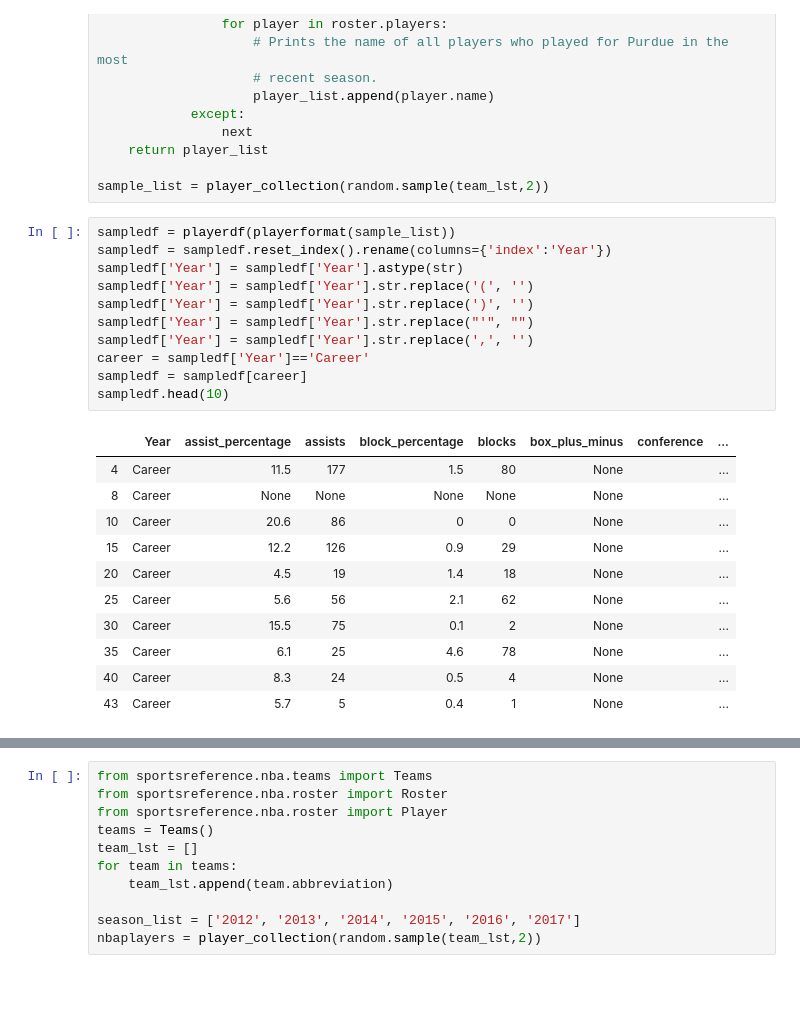
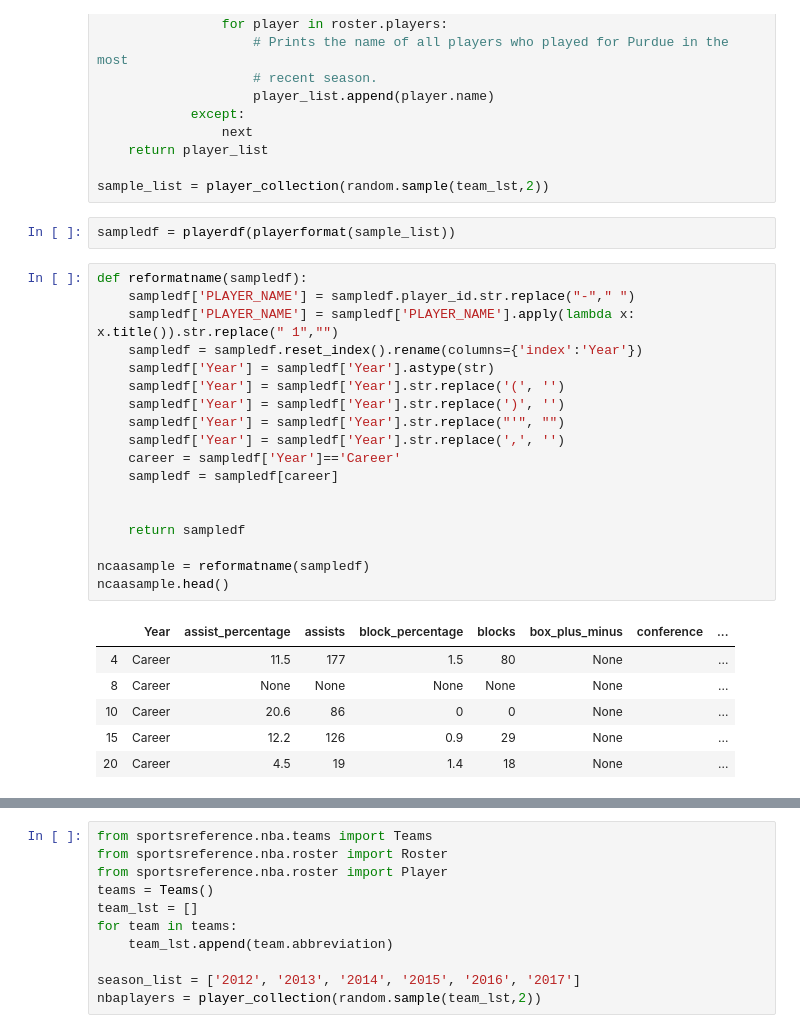
Before and after one commit to aseem645/SIADS591_Project, a Jupyter notebook: NBA_API_Notebook.ipynb, the cells around one changed output, grey strips where cells are left out. Saved outputs shown, nothing was run; the diff lists cells and outputs as text; blank space fills up the shorter version.

```diff
--- a/NBA_API_Notebook.ipynb
+++ b/NBA_API_Notebook.ipynb
@@ -423,26 +423,30 @@ def player_collection(team_lst):
     return player_list
 
 sample_list = player_collection(random.sample(team_lst,2))
+# %%
+sampledf = playerdf(playerformat(sample_list))
 # %%
-sampledf = playerdf(playerformat(sample_list))
-sampledf = sampledf.reset_index().rename(columns={'index':'Year'})
-sampledf['Year'] = sampledf['Year'].astype(str)
-sampledf['Year'] = sampledf['Year'].str.replace('(', '')
-sampledf['Year'] = sampledf['Year'].str.replace(')', '')
-sampledf['Year'] = sampledf['Year'].str.replace("'", "")
-sampledf['Year'] = sampledf['Year'].str.replace(',', '')
-career = sampledf['Year']=='Career'
-sampledf = sampledf[career]
-sampledf.head(10)
+def reformatname(sampledf):
+    sampledf['PLAYER_NAME'] = sampledf.player_id.str.replace("-"," ")
+    sampledf['PLAYER_NAME'] = sampledf['PLAYER_NAME'].apply(lambda x: x.title()).str.replace(" 1","")
+    sampledf = sampledf.reset_index().rename(columns={'index':'Year'})
+    sampledf['Year'] = sampledf['Year'].astype(str)
+    sampledf['Year'] = sampledf['Year'].str.replace('(', '')
+    sampledf['Year'] = sampledf['Year'].str.replace(')', '')
+    sampledf['Year'] = sampledf['Year'].str.replace("'", "")
+    sampledf['Year'] = sampledf['Year'].str.replace(',', '')
+    career = sampledf['Year']=='Career'
+    sampledf = sampledf[career]
+
+
+    return sampledf
+
+ncaasample = reformatname(sampledf)
+ncaasample.head()
 # %% [output]
 |  | Year | assist_percentage | assists | block_percentage | blocks | box_plus_minus | conference | ... |
 | 4 | Career | 11.5 | 177 | 1.5 | 80 | None |  | ... |
 | 8 | Career | None | None | None | None | None |  | ... |
 | 10 | Career | 20.6 | 86 | 0 | 0 | None |  | ... |
 | 15 | Career | 12.2 | 126 | 0.9 | 29 | None |  | ... |
 | 20 | Career | 4.5 | 19 | 1.4 | 18 | None |  | ... |
-| 25 | Career | 5.6 | 56 | 2.1 | 62 | None |  | ... |
-| 30 | Career | 15.5 | 75 | 0.1 | 2 | None |  | ... |
-| 35 | Career | 6.1 | 25 | 4.6 | 78 | None |  | ... |
-| 40 | Career | 8.3 | 24 | 0.5 | 4 | None |  | ... |
-| 43 | Career | 5.7 | 5 | 0.4 | 1 | None |  | ... |
```
Also changed, not shown: parts of 2 cells of this notebook.
